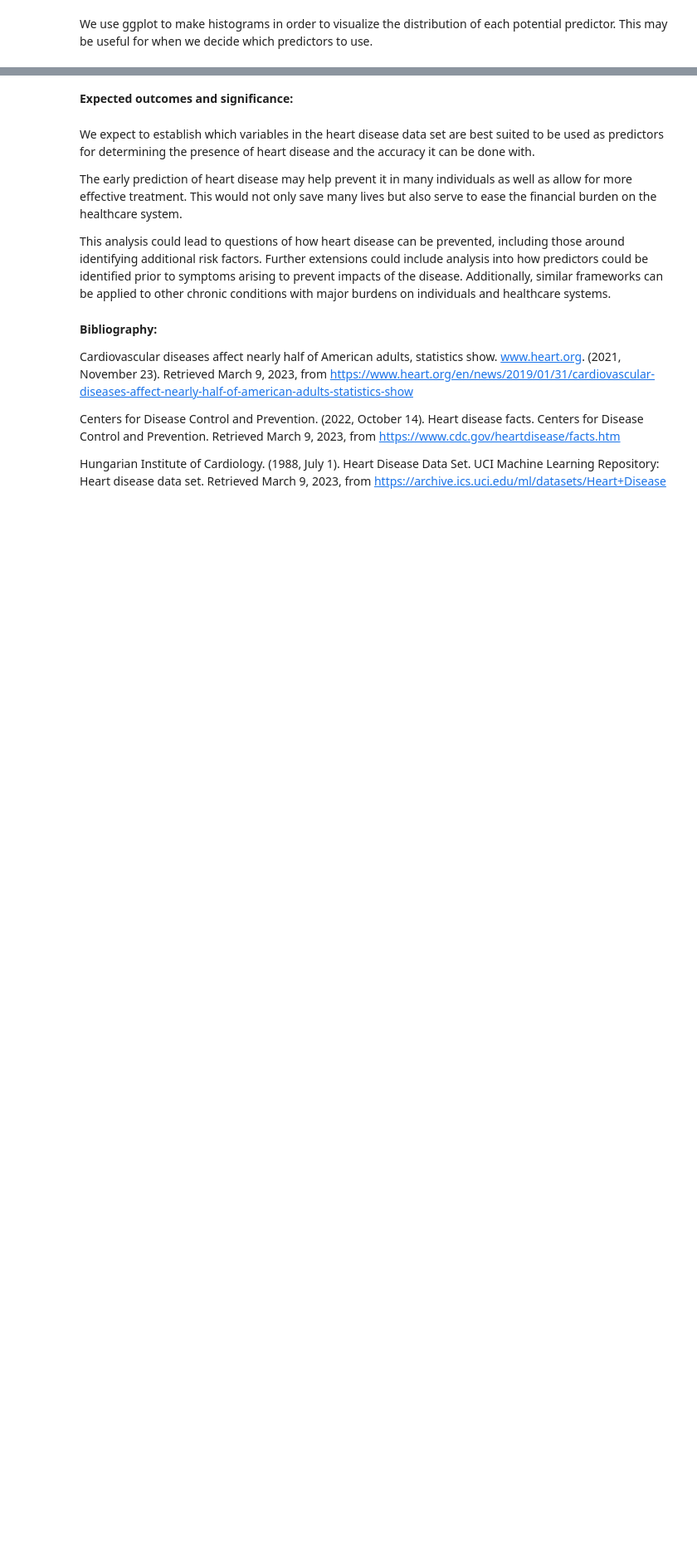
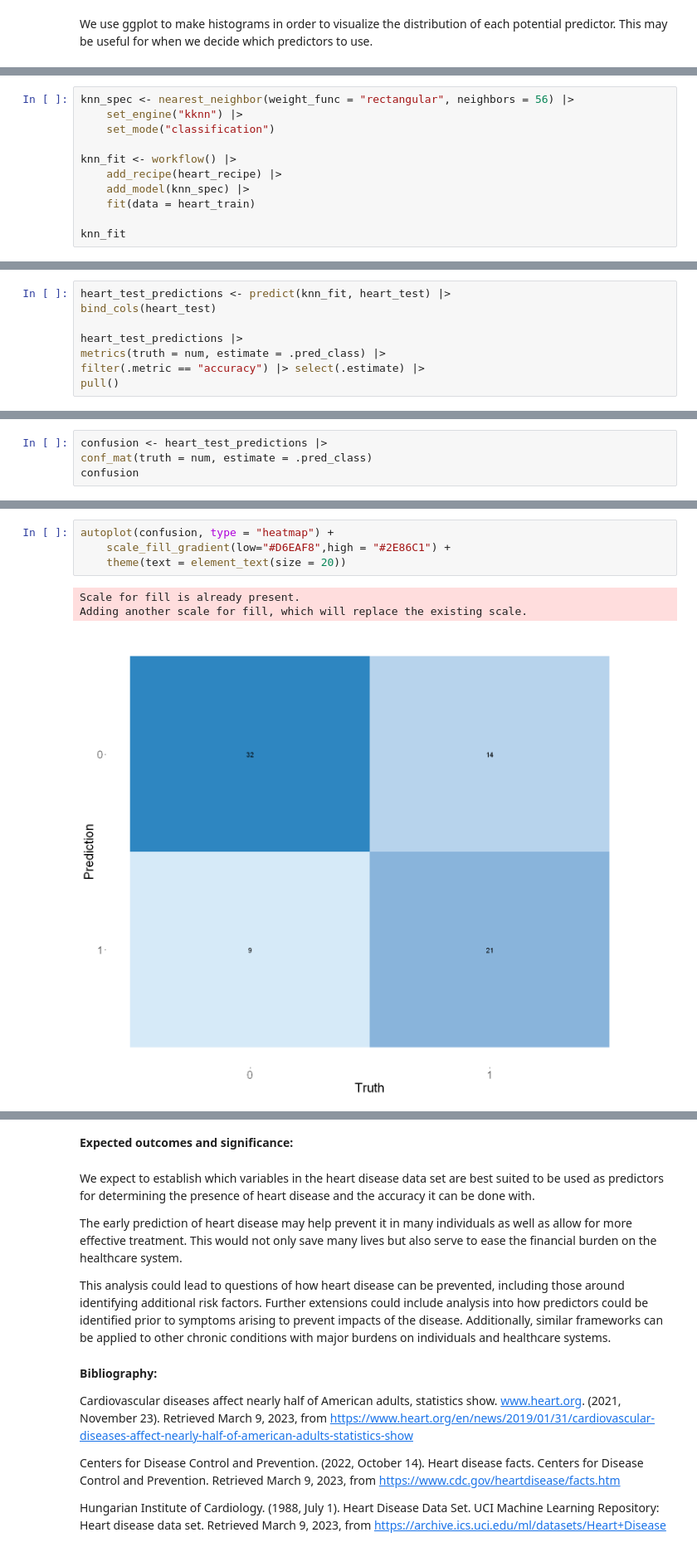
Before and after one commit to wu-jacob/dsci100-project, a Jupyter notebook: proposal.ipynb, the cells around one changed output, grey strips where cells are left out. Shown: that part at 83% size. Drawn from its saved outputs; the diff is of its cells as text; blank space fills up the shorter version.

```diff
--- a/proposal.ipynb
+++ b/proposal.ipynb
@@ -148,0 +242,11 @@ In order to create a classification model, we first split our data into training
+# %%
+knn_spec <- nearest_neighbor(weight_func = "rectangular", neighbors = 56) |>
+    set_engine("kknn") |>
+    set_mode("classification")
+
+knn_fit <- workflow() |>
+    add_recipe(heart_recipe) |>
+    add_model(knn_spec) |>
+    fit(data = heart_train)
+
+knn_fit
@@ -148,0 +275,8 @@ In order to create a classification model, we first split our data into training
+# %%
+heart_test_predictions <- predict(knn_fit, heart_test) |>
+bind_cols(heart_test)
+
+heart_test_predictions |>
+metrics(truth = num, estimate = .pred_class) |>
+filter(.metric == "accuracy") |> select(.estimate) |>
+pull()
@@ -148,0 +287,4 @@ In order to create a classification model, we first split our data into training
+# %%
+confusion <- heart_test_predictions |>
+conf_mat(truth = num, estimate = .pred_class)
+confusion
@@ -148,0 +296,8 @@ In order to create a classification model, we first split our data into training
+# %%
+autoplot(confusion, type = "heatmap") +
+    scale_fill_gradient(low="#D6EAF8",high = "#2E86C1") +
+    theme(text = element_text(size = 20))
+# %% [output]
+Scale for fill is already present.
+Adding another scale for fill, which will replace the existing scale.
+[figure, added]
```
Also changed, not shown: parts of 35 cells of this notebook.
